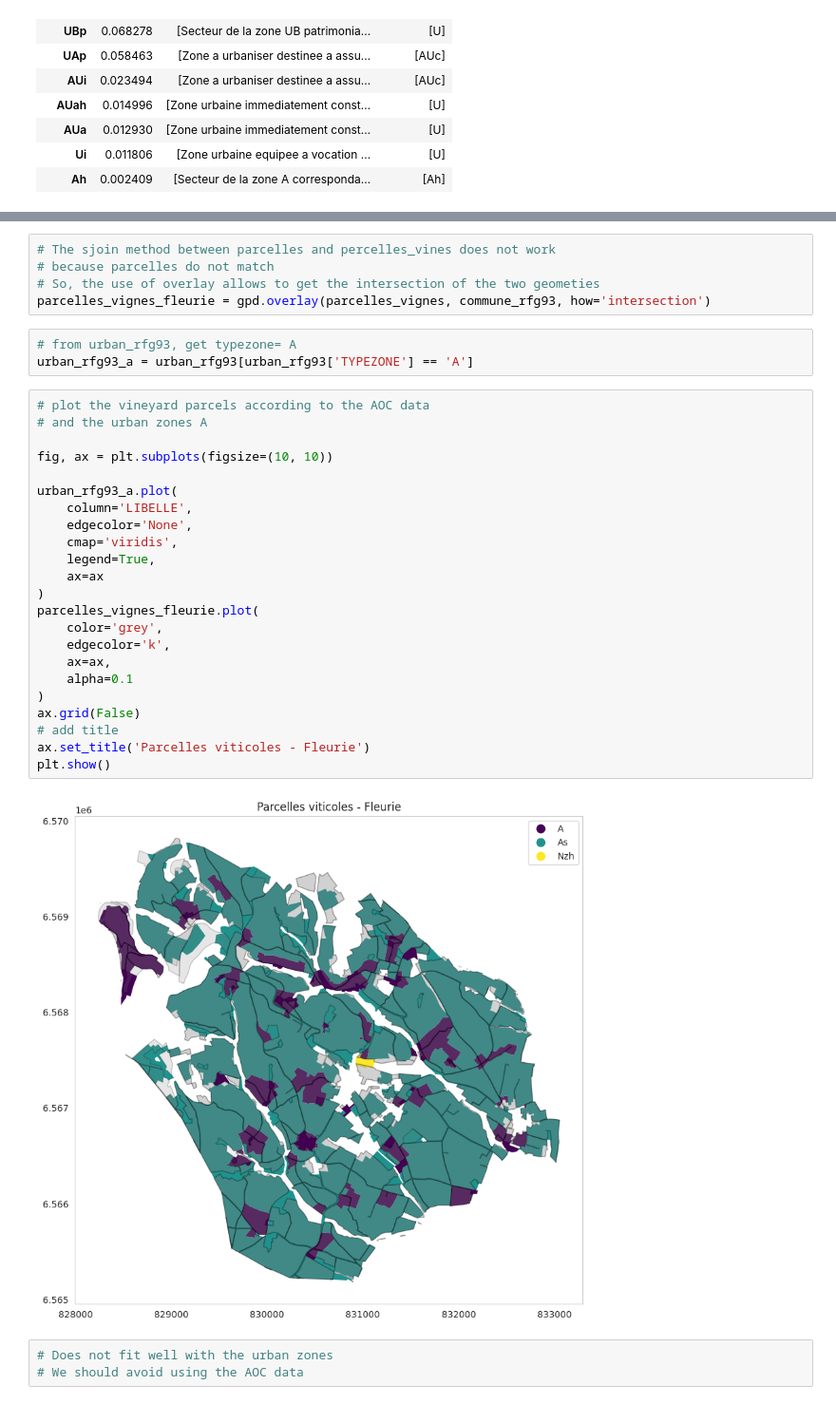
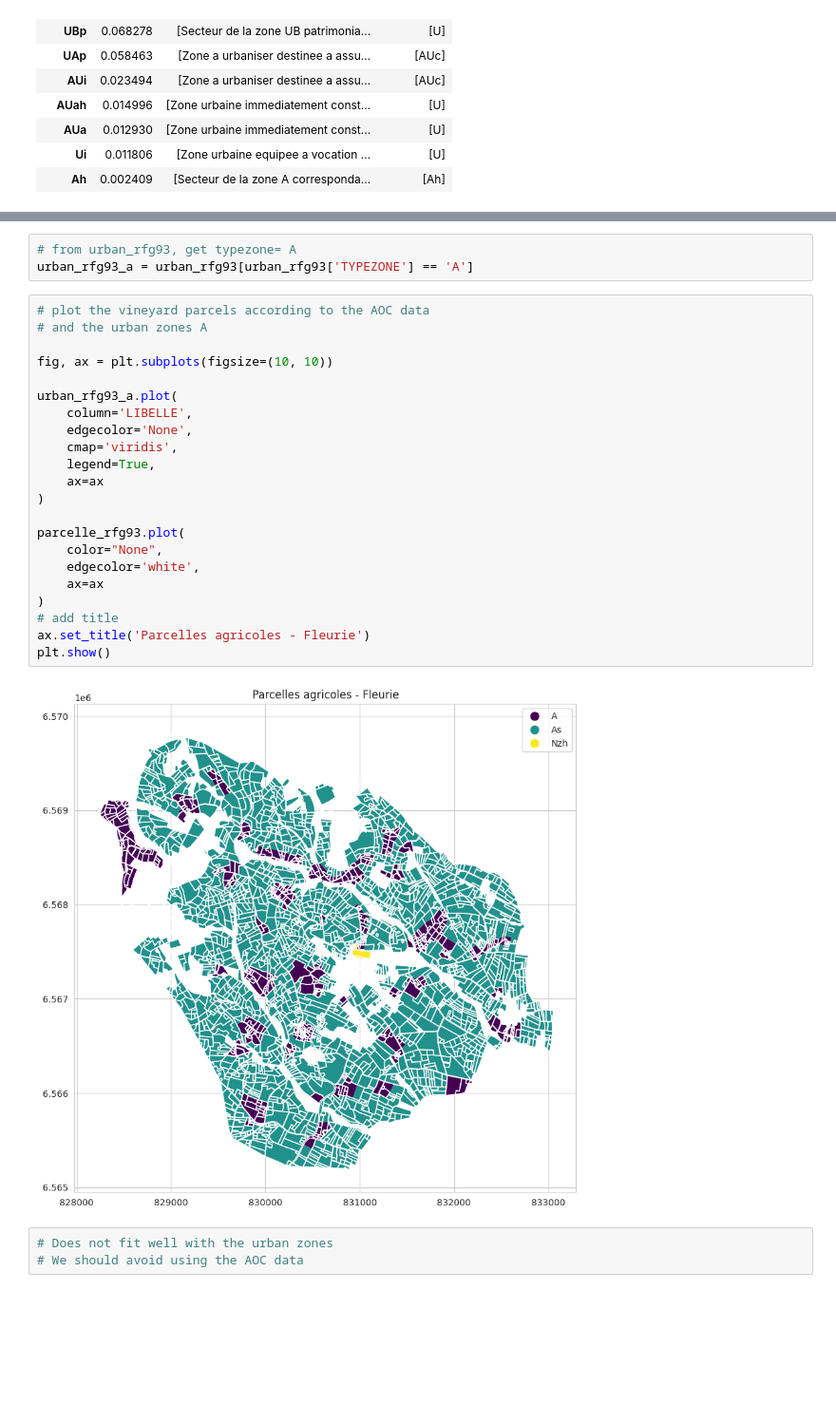
Before and after one commit to SimonJaricot/gis-fleurie, a Jupyter notebook: 01_explore_fleurie.ipynb, the cells around one changed output, grey strips where cells are left out. Shown at 95% size. Drawn from its saved outputs; the diff is of its cells as text; blank space fills up the shorter version.

```diff
--- a/01_explore_fleurie.ipynb
+++ b/01_explore_fleurie.ipynb
@@ -406,36 +373,30 @@ parcelles_vignes.head()
-# %%
-# The sjoin method between parcelles and percelles_vines does not work
-# because parcelles do not match
-# So, the use of overlay allows to get the intersection of the two geometies
-parcelles_vignes_fleurie = gpd.overlay(parcelles_vignes, commune_rfg93, how='intersection')
 # %%
 # from urban_rfg93, get typezone= A
 urban_rfg93_a = urban_rfg93[urban_rfg93['TYPEZONE'] == 'A']
 # %%
 # plot the vineyard parcels according to the AOC data
 # and the urban zones A
 
 fig, ax = plt.subplots(figsize=(10, 10))
 
 urban_rfg93_a.plot(
     column='LIBELLE',
     edgecolor='None',
     cmap='viridis',
     legend=True,
     ax=ax
 )
-parcelles_vignes_fleurie.plot(
-    color='grey',
-    edgecolor='k',
-    ax=ax,
-    alpha=0.1
+
+parcelle_rfg93.plot(
+    color="None",
+    edgecolor='white',
+    ax=ax
 )
-ax.grid(False)
 # add title
-ax.set_title('Parcelles viticoles - Fleurie')
+ax.set_title('Parcelles agricoles - Fleurie')
 plt.show()
 # %% [output]
-[figure, old version]
+[figure, new version]
 # %%
 # Does not fit well with the urban zones
 # We should avoid using the AOC data
```
Also changed, not shown: parts of 7 cells of this notebook, 1 other file.
